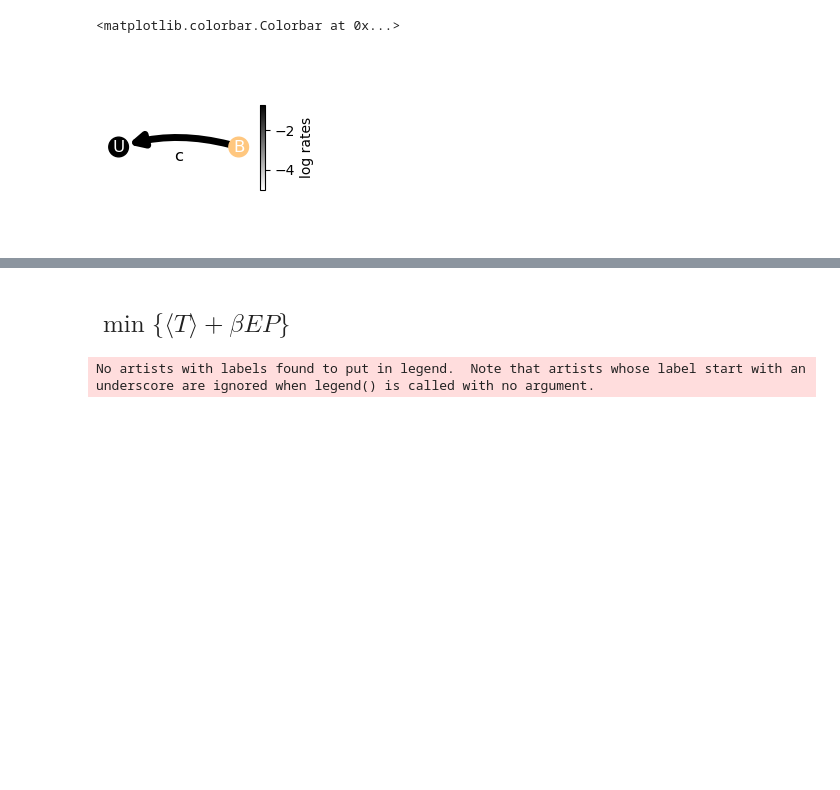
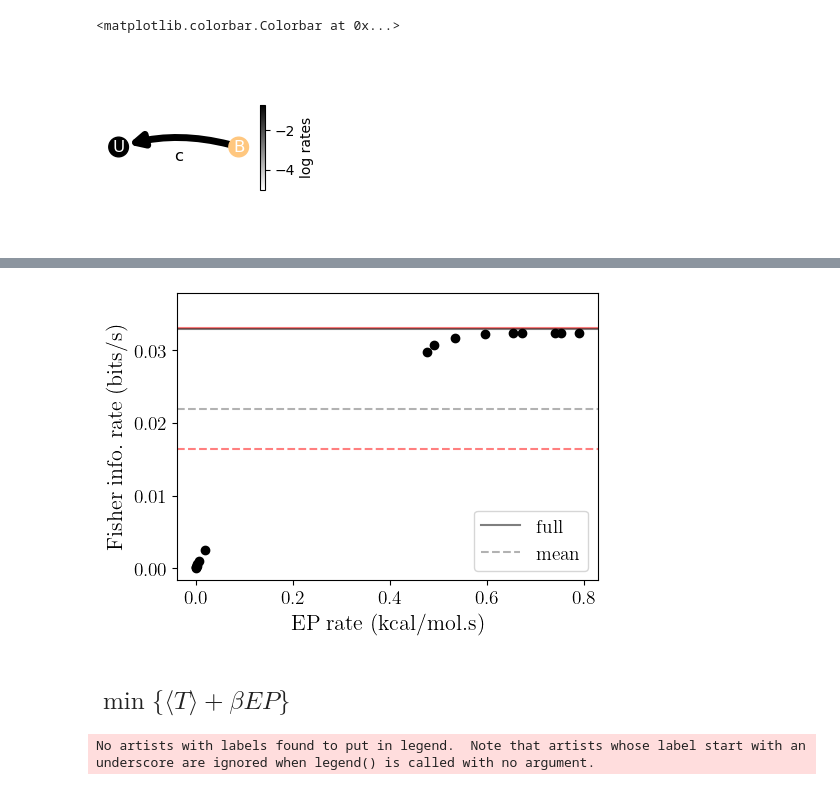
Before and after one commit to ta-rekt/LLROpt.jl, a Jupyter notebook: dev.ipynb, the cells around one changed output, grey strips where cells are left out. Saved outputs shown, nothing was run; the diff lists cells and outputs as text; code cells hidden in the pictures; blank space fills up the shorter version.

```diff
--- a/dev.ipynb
+++ b/dev.ipynb
@@ -1539,0 +1385,91 @@ fig.savefig('{}/.julia/dev/LLROpt/plots/{}/ir-ep-with-opt-circuits.pdf'.format(o
+# %%
+dirname_full = "20250527/1bs-fir-epr-c0"
+dirname_acc = "20250527/1bs-fir-epr-c0"
+
+ncpus = 64
+nedgess = [7, 7]
+figsize = (5,3.5)
+ks = [64, 64]
+# bounds = [[1,6], [2,30]]
+bounds = [[0,4], [2,32]]
+RS = 300*1.987 / 1000
+dirs = [dirname_full, dirname_acc]
+whichfs = ["full", "acc"]
+whichas = ["spec", "spec"]
+colors = ["black", "black"]
+labels=["$\max\{\dot{\cal F}(c_0)\}$", "$\max\{\dot{\cal F}_m(c_0)\}$"]
+linestyles=["solid", "dashed"]
+
+plt.rcParams['text.usetex'] = True
+
+fig, ax = plt.subplots(1,1, figsize=figsize, layout="constrained")
+
+kc = 10
+
+ax.set_ylabel(r"$\rm{\;Fisher \;info. \;rate \;(bits/s)}$", fontsize=16)
+ax.set_xlabel(r"$\rm{EP\; rate\;(kcal/mol.s)}$", fontsize=16)
+
+for i in [0]:
+    k = ks[i]
+    dirname = dirs[i]
+    whichf = whichfs[i]
+    whicha = whichas[i]
+    nedges = nedgess[i]
+    data, params = utils.get_data(dirname, whichf, whicha)
+    ngammas = len(params["gammas"])
+    nbetas = len(params["betas"])
+
+    input_edges = [(0,2), (1,3)]
+    on_ind = [0,1,0,1]
+
+    if i == 1:
+        m = 2
+    else:
+        m = 4
+
+    # edges = np.array([(1, 2),(2, 1),(2, 3),(3, 2),(3, 4),(4, 3),(4, 1)]) - 1
+    irvals = np.array([data[kc][str(kg)]['1'][nedges]
+        for kg in range(1, ngammas+1)])
+    epvals = RS*np.array([data[kc][str(kg)]['1'][nedges+m]
+        for kg in range(1, ngammas+1)])
+
+    # else:
+    #     edges = np.array([(1,3), (1,2), (2,4), (2,1), (3,1), (3,4), (4,2), (4,3)]) - 1
+    #     irvals = np.array([data[j][nedges] for j in range(1, params["ngammas"]+1)])
+    #     epvals = RS*np.array([data[j][nedges+1] for j in range(1, params["ngammas"]+1)])
+
+        # bds = bounds[i]
+        # xydata_ = np.stack((epvals, irvals), axis=1)
+        # hull = ConvexHull(xydata_)
+        # xhull = [xydata_[hull.vertices[i]][0] for i in range(bds[0], bds[1])]
+        # yhull = [xydata_[hull.vertices[i]][1] for i in range(bds[0], bds[1])]
+
+    # ax.plot(xhull, yhull, color=colors[i], linestyle=linestyles[i])
+    ax.scatter(epvals, irvals, color=colors[i], linestyle=linestyles[i])
+
+c = params["betas"][kc-1]
+print(c)
+dc = 0.01 * c
+kboff = 0.0888
+konb = 5
+kuon = 5
+koffu = 5
+
+kbon = 1e-5
+koffb = 1e-5
+kuoff = 1e-5
+konu = 1e-5
+
+V_low2s = c*kboff
+V_low = c*kboff*konb/(c*kboff+konb)
+V_high = 0.16*5
+# V_lim = V_high
+V_lim = V_low
+ax.axhline(y=V_low2s, linestyle="solid", color="red", alpha=0.5)
+ax.axhline(y=V_lim, linestyle="solid", color="black", alpha=0.5, label=r"$\rm{full}$")
+ax.axhline(y=2*V_lim/3, linestyle="dashed", color="black", alpha=0.3, label=r"$\rm{mean}$")
+ax.axhline(y=V_lim/2, linestyle="dashed", color="red", alpha=0.5)
+ax.set_ylim(-V_lim*0.05, V_lim*1.15)
+ax.tick_params(axis='both', which='major', labelsize=14)
+ax.legend(fontsize=14, loc='lower right')
+# %% [output]
@@ -1540,3 +1478,4 @@ fig.savefig('{}/.julia/dev/LLROpt/plots/{}/ir-ep-with-opt-circuits.pdf'.format(o
+[figure, added]
 # %% [markdown]
 ## $\min \{\langle T \rangle + \beta EP\}$
 # %%
```
Also changed, not shown: parts of 19 cells of this notebook, 11 other files.
